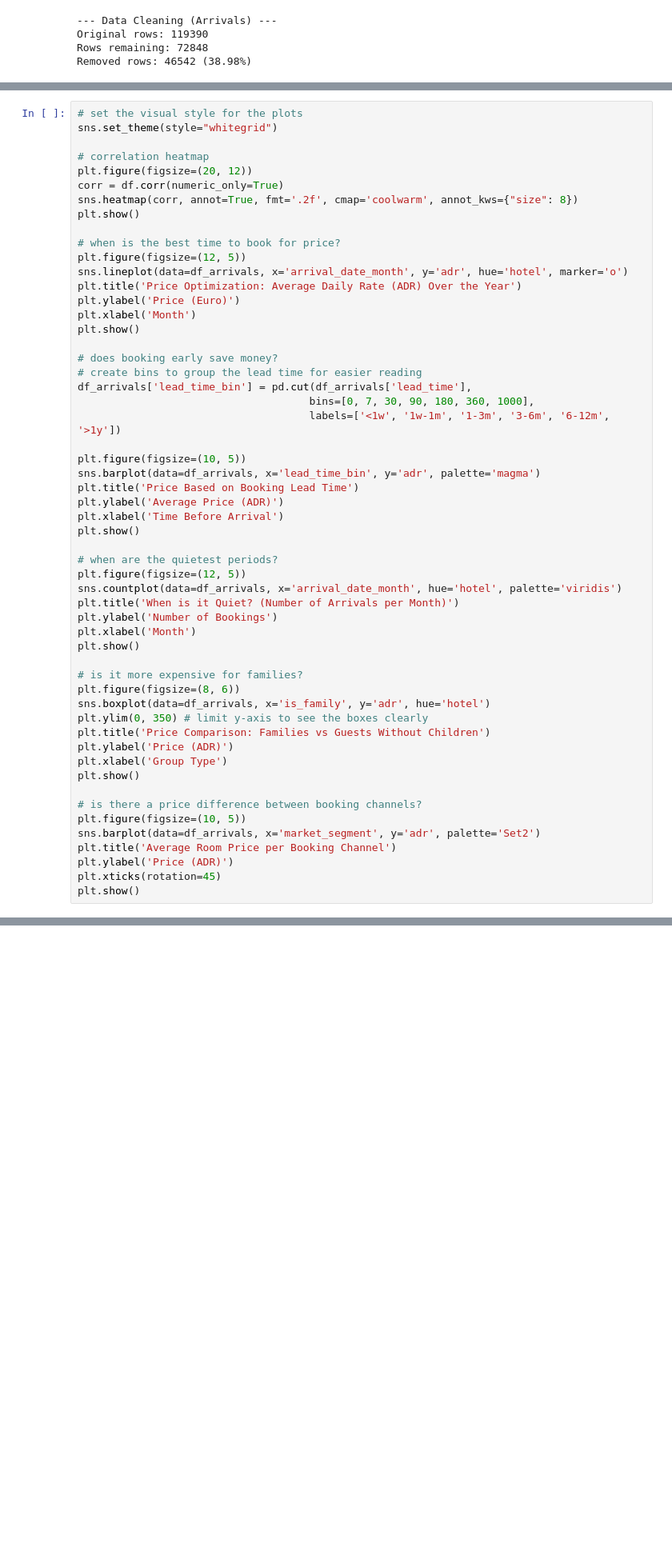
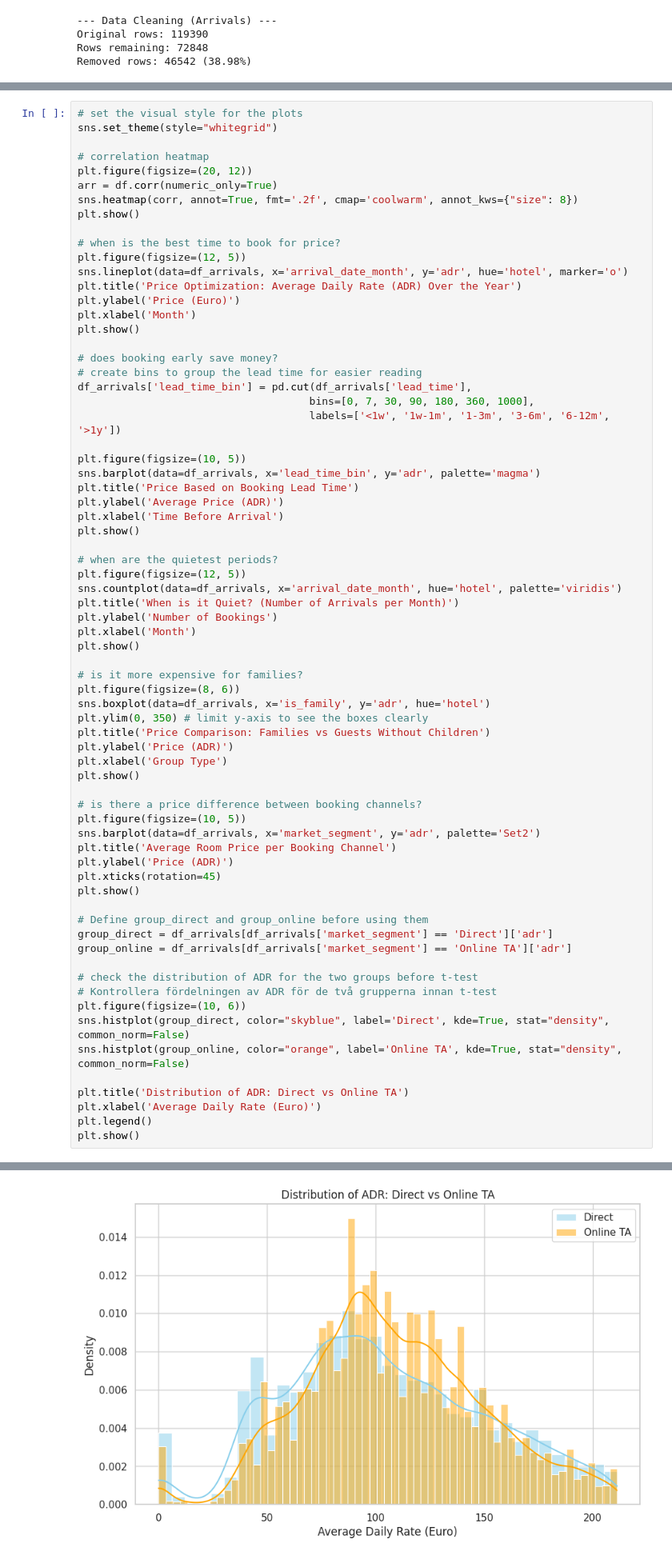
Before and after one commit to viviantram03/labb-1, a Jupyter notebook: vizandstorytelling.ipynb, the cells around one changed output, grey strips where cells are left out. Shown at 80% size. Saved outputs shown, nothing was run; the diff lists cells and outputs as text; blank space fills up the shorter version.

```diff
--- a/vizandstorytelling.ipynb
+++ b/vizandstorytelling.ipynb
@@ -126,7 +126,7 @@ sns.set_theme(style="whitegrid")
 
 # correlation heatmap
 plt.figure(figsize=(20, 12))
-corr = df.corr(numeric_only=True)
+arr = df.corr(numeric_only=True)
 sns.heatmap(corr, annot=True, fmt='.2f', cmap='coolwarm', annot_kws={"size": 8})
 plt.show()
 
@@ -155,33 +155,49 @@ plt.show()
 plt.figure(figsize=(12, 5))
 sns.countplot(data=df_arrivals, x='arrival_date_month', hue='hotel', palette='viridis')
 plt.title('When is it Quiet? (Number of Arrivals per Month)')
 plt.ylabel('Number of Bookings')
 plt.xlabel('Month')
 plt.show()
 
 # is it more expensive for families?
 plt.figure(figsize=(8, 6))
 sns.boxplot(data=df_arrivals, x='is_family', y='adr', hue='hotel')
 plt.ylim(0, 350) # limit y-axis to see the boxes clearly
 plt.title('Price Comparison: Families vs Guests Without Children')
 plt.ylabel('Price (ADR)')
 plt.xlabel('Group Type')
 plt.show()
 
 # is there a price difference between booking channels?
 plt.figure(figsize=(10, 5))
 sns.barplot(data=df_arrivals, x='market_segment', y='adr', palette='Set2')
 plt.title('Average Room Price per Booking Channel')
 plt.ylabel('Price (ADR)')
 plt.xticks(rotation=45)
 plt.show()
+
+# Define group_direct and group_online before using them
+group_direct = df_arrivals[df_arrivals['market_segment'] == 'Direct']['adr']
+group_online = df_arrivals[df_arrivals['market_segment'] == 'Online TA']['adr']
+
+# check the distribution of ADR for the two groups before t-test
+# Kontrollera fördelningen av ADR för de två grupperna innan t-test
+plt.figure(figsize=(10, 6))
+sns.histplot(group_direct, color="skyblue", label='Direct', kde=True, stat="density", common_norm=False)
+sns.histplot(group_online, color="orange", label='Online TA', kde=True, stat="density", common_norm=False)
+
+plt.title('Distribution of ADR: Direct vs Online TA')
+plt.xlabel('Average Daily Rate (Euro)')
+plt.legend()
+plt.show()
 # %% [output]
 [figure]
 [figure]
 [figure]
 [figure]
 [figure]
 [figure]
+[figure, added]
 # %% [markdown]
 ##9. Statistical Significance (T-test)
 In this section, I performed a T-test to compare the average room price (ADR) between two specific booking channels: Direct (bookings made through the hotel) and Online TA (Online Travel Agents).
```
Also changed, not shown: parts of 1 cell of this notebook.
